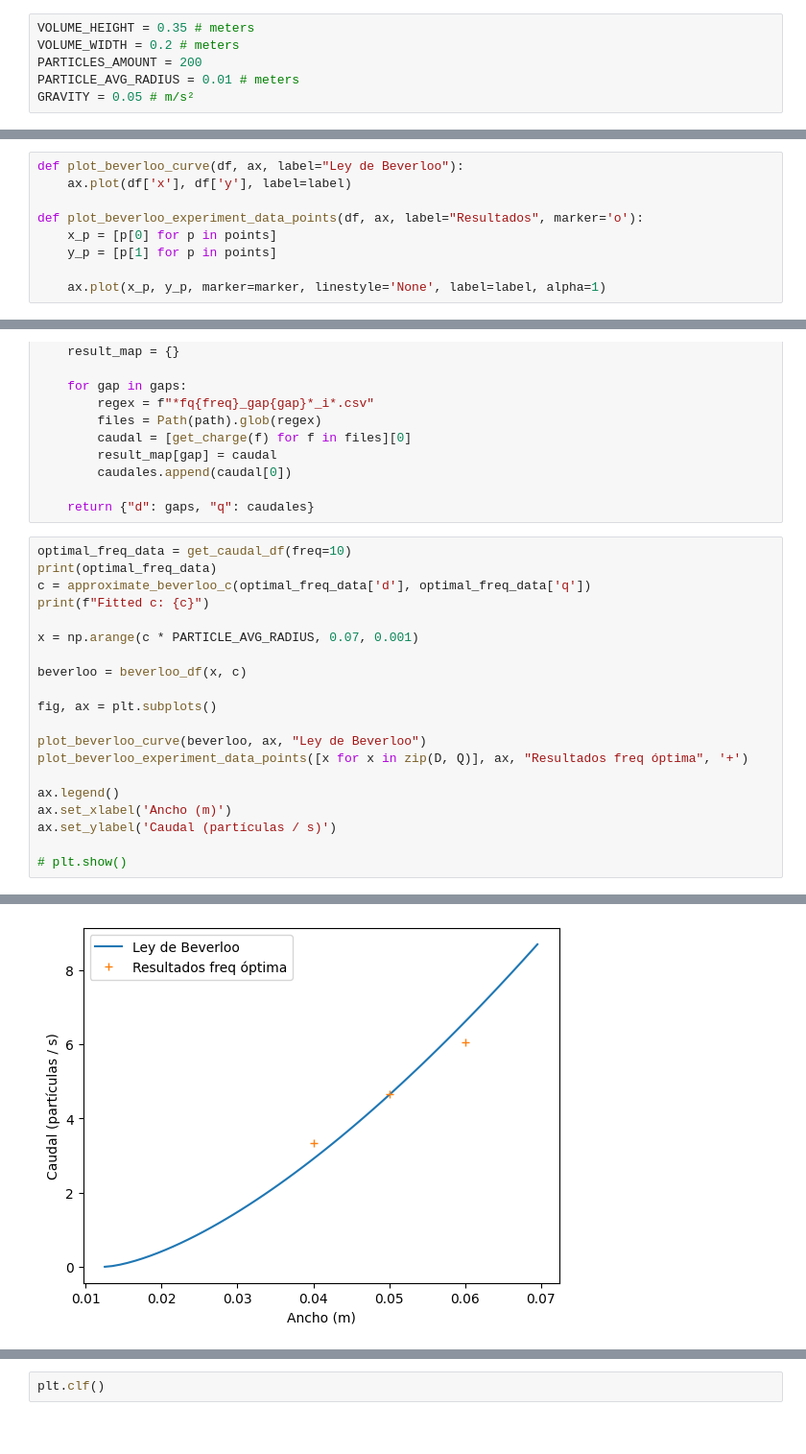
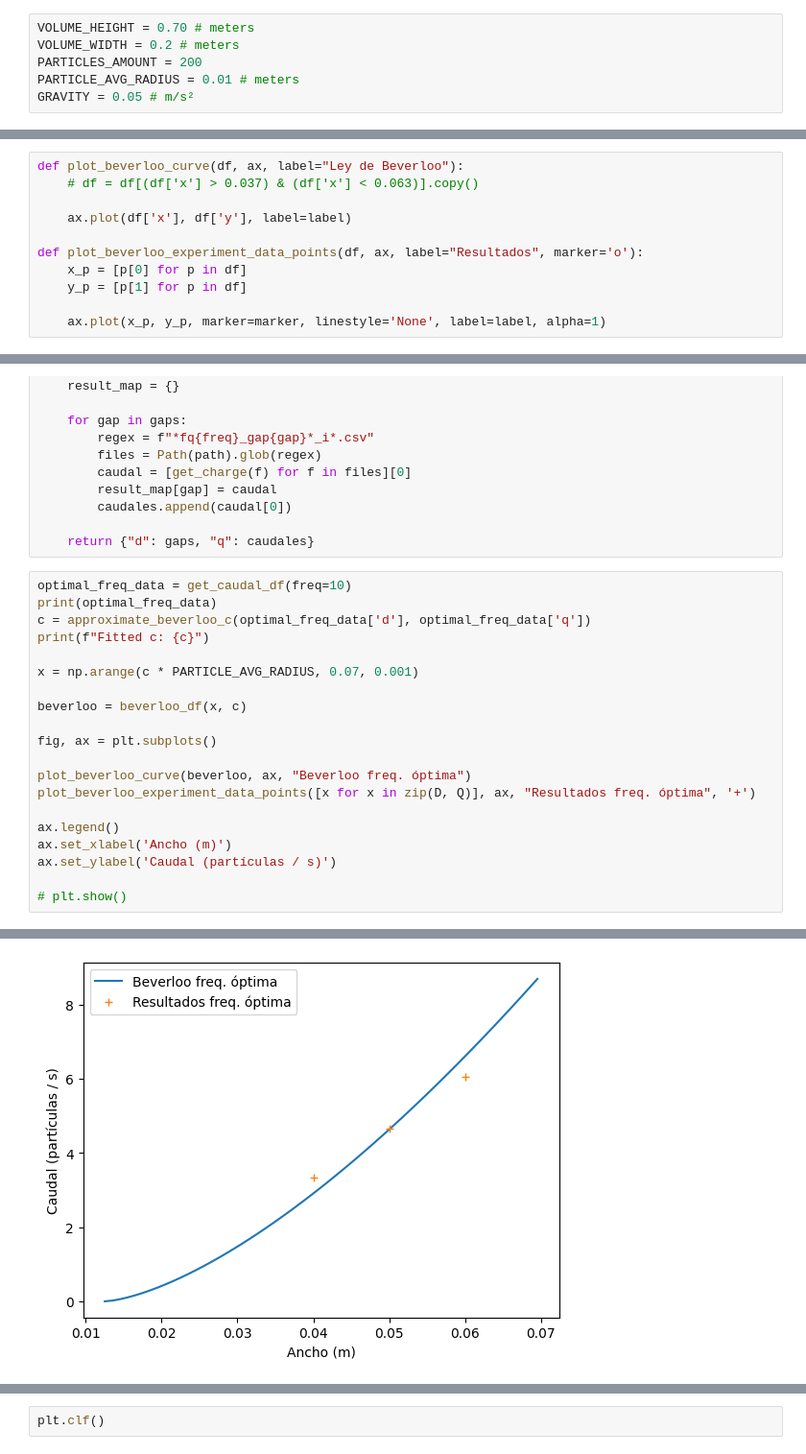
Before and after one commit to shadad00/Simulacion-de-sistemas, a Jupyter notebook: notebooks/TP5.ipynb, the cells around one changed output, grey strips where cells are left out. Shown at 96% size. Saved outputs shown, nothing was run; the diff lists cells and outputs as text.

```diff
--- a/notebooks/TP5.ipynb
+++ b/notebooks/TP5.ipynb
@@ -249,7 +249,7 @@ plot_beverloo(points, b_opt)
 1. Identificar valor de C para Beverloo con sistema no oscilatorio
 2. Calcular el impacto en el "d" efectivo al oscilar el sistema
 # %%
-VOLUME_HEIGHT = 0.35 # meters
+VOLUME_HEIGHT = 0.70 # meters
 VOLUME_WIDTH = 0.2 # meters
 PARTICLES_AMOUNT = 200
 PARTICLE_AVG_RADIUS = 0.01 # meters
@@ -291,11 +291,13 @@ def beverloo_df(
     return pd.DataFrame({'x': x, 'y': y})
 # %%
 def plot_beverloo_curve(df, ax, label="Ley de Beverloo"):
+    # df = df[(df['x'] > 0.037) & (df['x'] < 0.063)].copy()
+
     ax.plot(df['x'], df['y'], label=label)
 
 def plot_beverloo_experiment_data_points(df, ax, label="Resultados", marker='o'):
-    x_p = [p[0] for p in points]
-    y_p = [p[1] for p in points]
+    x_p = [p[0] for p in df]
+    y_p = [p[1] for p in df]
 
     ax.plot(x_p, y_p, marker=marker, linestyle='None', label=label, alpha=1)
 # %%
@@ -316,28 +318,28 @@ def get_caudal_df(freq: int):
 # %%
 optimal_freq_data = get_caudal_df(freq=10)
 print(optimal_freq_data)
 c = approximate_beverloo_c(optimal_freq_data['d'], optimal_freq_data['q'])
 print(f"Fitted c: {c}")
 
 x = np.arange(c * PARTICLE_AVG_RADIUS, 0.07, 0.001)
 
 beverloo = beverloo_df(x, c)
 
 fig, ax = plt.subplots()
 
-plot_beverloo_curve(beverloo, ax, "Ley de Beverloo")
-plot_beverloo_experiment_data_points([x for x in zip(D, Q)], ax, "Resultados freq óptima", '+')
+plot_beverloo_curve(beverloo, ax, "Beverloo freq. óptima")
+plot_beverloo_experiment_data_points([x for x in zip(D, Q)], ax, "Resultados freq. óptima", '+')
 
 ax.legend()
 ax.set_xlabel('Ancho (m)')
 ax.set_ylabel('Caudal (partículas / s)')
 
 # plt.show()
 # %% [output]
 {'d': [0.04, 0.05, 0.06], 'q': [3.3288953544329014, 4.664583318972616, 6.049129405480214]}
 Fitted c: 1.251774370887102
 Text(0, 0.5, 'Caudal (partículas / s)')
-[figure, old version]
+[figure, new version]
 # %%
 no_oscilation_data = get_caudal_df(freq=0)
 print(no_oscilation_data)
```
Also changed, not shown: parts of 3 cells of this notebook.
